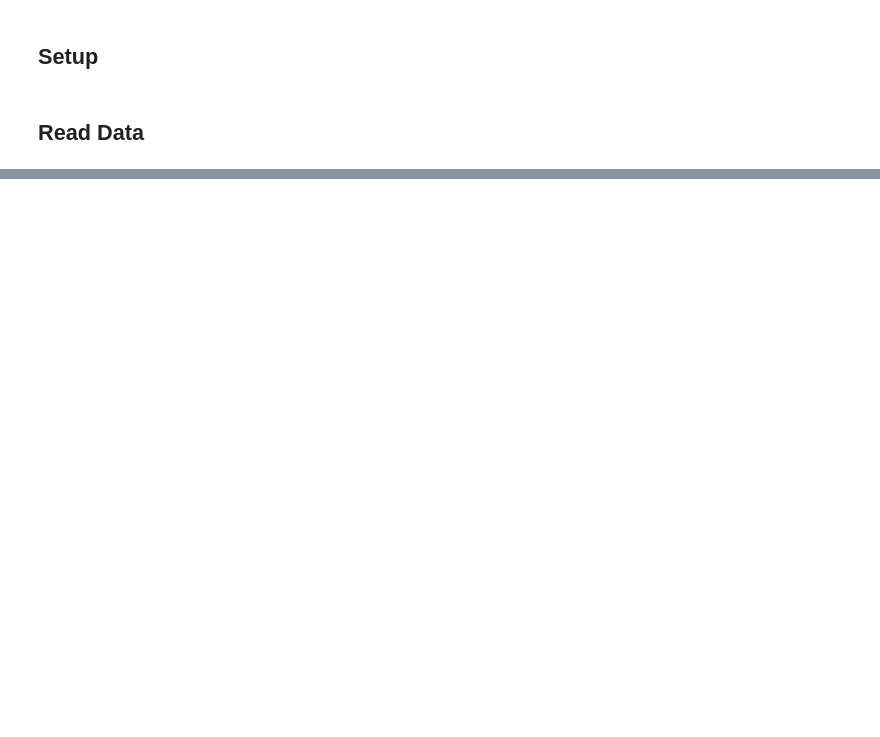
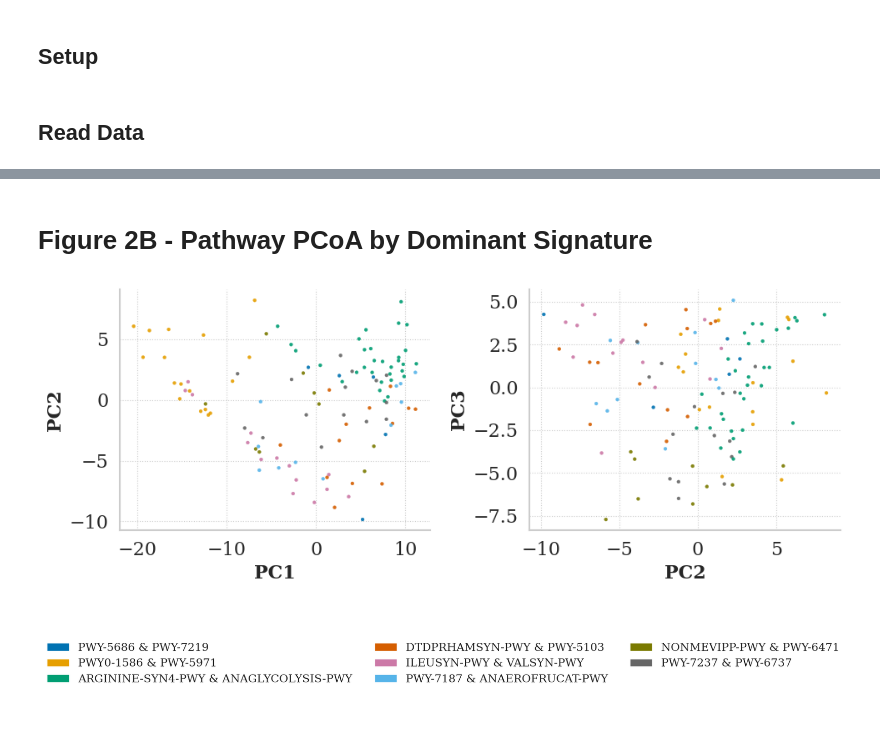
Before and after one commit to Tomasz-Lab/gut-former, a Jupyter notebook: notebooks/figure2_signatures.ipynb, the cells around one changed output, grey strips where cells are left out. Drawn from its saved outputs; the diff is of its cells as text; code cells hidden in the pictures; blank space fills up the shorter version.

```diff
--- a/notebooks/figure2_signatures.ipynb
+++ b/notebooks/figure2_signatures.ipynb
@@ -40,0 +120,44 @@ metadata: (128, 141) | taxonomy: (128, 202) | pathways: (128, 398)
+# %% [markdown]
+# Figure 2B - Pathway PCoA by Dominant Signature
+# %%
+common = pathways.index.intersection(W_func.index)
+pathways_clr = clr(pathways.loc[common] + 1e-3)
+pcoa_df = pcoa(squareform(pdist(pathways_clr))).samples
+pcoa_df.index = common
+
+FSIZE = 16
+fig, axes = plt.subplots(1, 2, figsize=(10, 4))
+
+sns.scatterplot(data=pcoa_df, x="PC1", y="PC2", s=8, hue=pcoa_df.index.map(EF_dict),
+                palette=signatures_cmap, edgecolor=None, alpha=0.9, ax=axes[0], legend=False)
+sns.scatterplot(data=pcoa_df, x="PC2", y="PC3", s=8, hue=pcoa_df.index.map(EF_dict),
+                palette=signatures_cmap, edgecolor=None, alpha=0.9, ax=axes[1], legend=False)
+
+axes[0].set_xlabel("PC1", fontsize=FSIZE, weight="bold")
+axes[0].set_ylabel("PC2", fontsize=FSIZE, weight="bold")
+axes[1].set_xlabel("PC2", fontsize=FSIZE, weight="bold")
+axes[1].set_ylabel("PC3", fontsize=FSIZE, weight="bold")
+
+for ax in axes:
+    ax.set_axisbelow(True)
+    ax.grid(axis="both", lw=0.8, linestyle=":", which="major")
+    ax.tick_params(axis="both", labelsize=FSIZE)
+    sns.despine(ax=ax, top=True, right=True)
+
+plt.tight_layout()
+plt.savefig(f"{figures_path}/Fig2B.png", dpi=300)
+plt.show()
+# %% [output]
+[figure, added]
+# %%
+legend_handles = [Patch(facecolor=color, label=sig) for sig, color in signatures_cmap.items()]
+
+fig_leg, ax_leg = plt.subplots(figsize=(7, 3))
+ax_leg.axis("off")
+ax_leg.legend(handles=legend_handles, loc="center", ncol=3, fontsize=18, frameon=False)
+
+plt.tight_layout()
+plt.savefig(f"{figures_path}/Fig2B_legend.png", dpi=300, bbox_inches="tight")
+plt.show()
+# %% [output]
+[figure, added]
```
Also changed, not shown: parts of 15 cells of this notebook, 7 other files.
